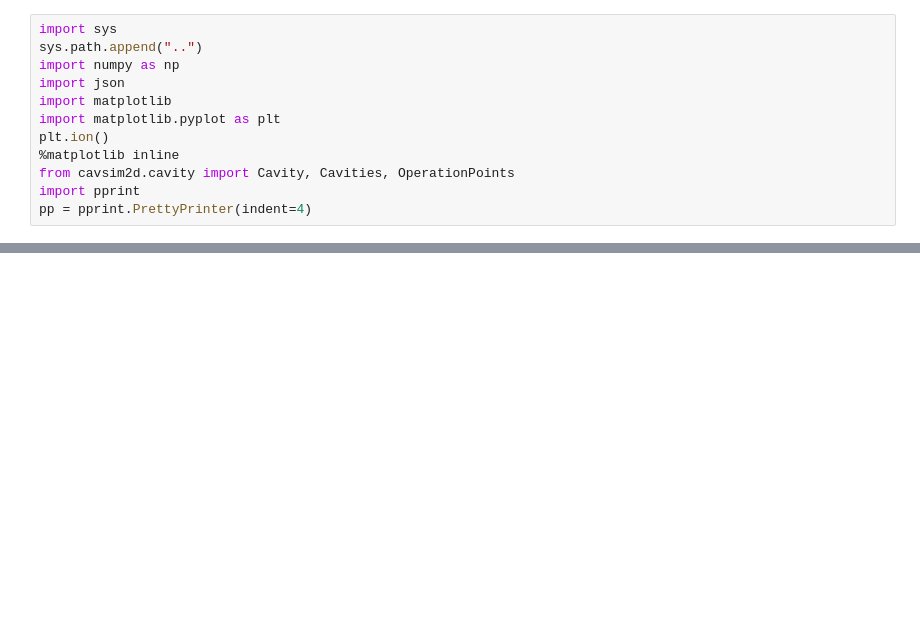
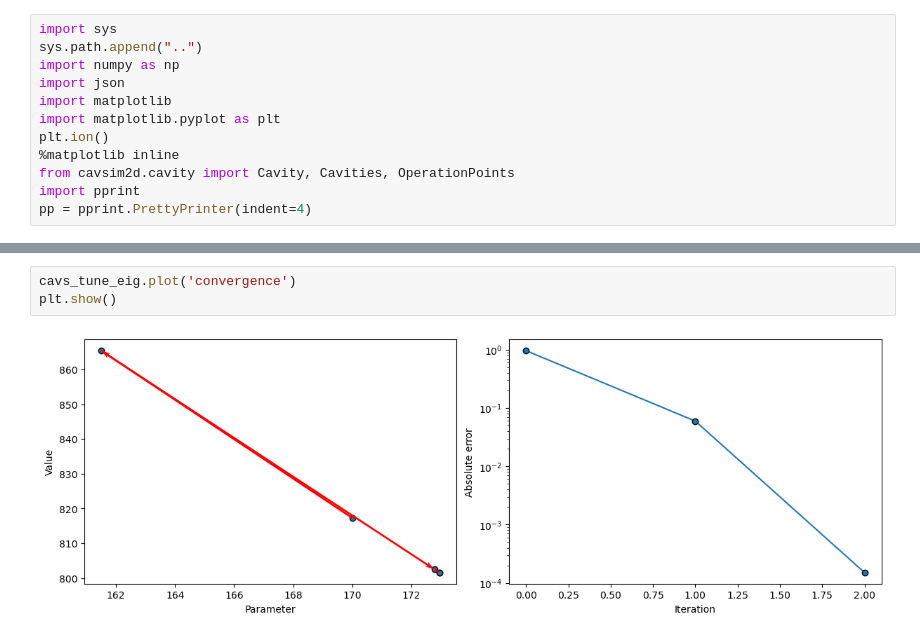
Before and after one commit to Dark-Elektron/cavsim2d, a Jupyter notebook: notebooks/tune_test.ipynb, the cells around one changed output, grey strips where cells are left out. Cells and saved outputs as stored; diff of their text form; blank space fills up the shorter version.

```diff
--- a/notebooks/tune_test.ipynb
+++ b/notebooks/tune_test.ipynb
@@ -12,0 +73,5 @@ pp = pprint.PrettyPrinter(indent=4)
+# %%
+cavs_tune_eig.plot('convergence')
+plt.show()
+# %% [output]
+[figure, added]
```
Also changed, not shown: parts of 20 cells of this notebook, 8 other files.
